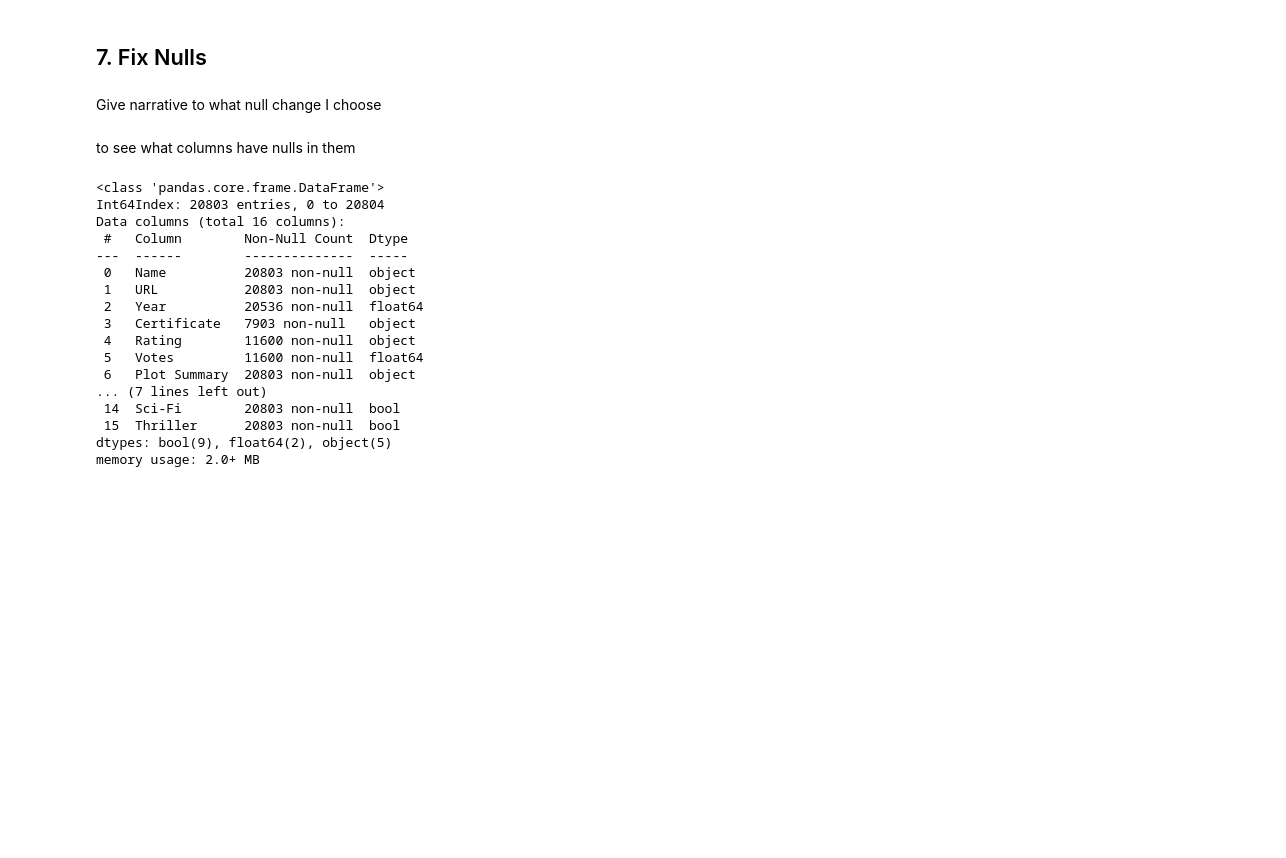
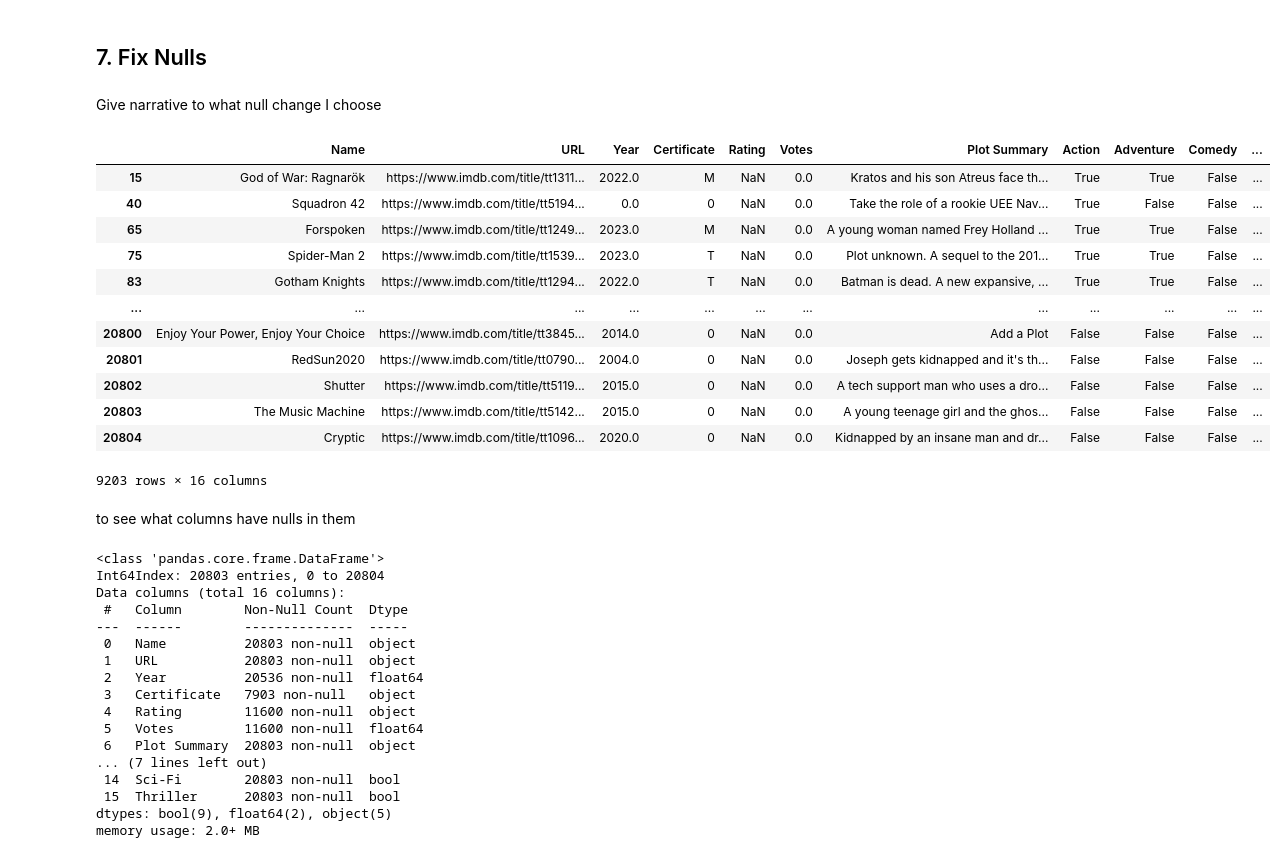
Before and after one commit to kayleeodom/cis277-fa22-Lab2, a Jupyter notebook: Lab2.ipynb, the cells around one changed output. Saved outputs shown, nothing was run; the diff lists cells and outputs as text; code cells hidden in the pictures; blank space fills up the shorter version.

```diff
--- a/Lab2.ipynb
+++ b/Lab2.ipynb
@@ -246,6 +250,23 @@ df
 ## 7. Fix Nulls
 # %% [markdown]
 Give narrative to what null change I choose
+# %%
+df[(df.Rating.isnull()) & (~df.Votes.isnull())]
+#df[(df.Rating.isnull()) & (df.Votes.notna())]
+# %% [output]
+|  | Name | URL | Year | Certificate | Rating | Votes | Plot Summary | Action | Adventure | Comedy | ... |
+| 15 | God of War: Ragnarök | https://www.imdb.com/title/tt1311... | 2022.0 | M | NaN | 0.0 | Kratos and his son Atreus face th... | True | True | False | ... |
+| 40 | Squadron 42 | https://www.imdb.com/title/tt5194... | 0.0 | 0 | NaN | 0.0 | Take the role of a rookie UEE Nav... | True | False | False | ... |
+| 65 | Forspoken | https://www.imdb.com/title/tt1249... | 2023.0 | M | NaN | 0.0 | A young woman named Frey Holland ... | True | True | False | ... |
+| 75 | Spider-Man 2 | https://www.imdb.com/title/tt1539... | 2023.0 | T | NaN | 0.0 | Plot unknown. A sequel to the 201... | True | True | False | ... |
+| 83 | Gotham Knights | https://www.imdb.com/title/tt1294... | 2022.0 | T | NaN | 0.0 | Batman is dead. A new expansive, ... | True | True | False | ... |
+| ... | ... | ... | ... | ... | ... | ... | ... | ... | ... | ... | ... |
+| 20800 | Enjoy Your Power, Enjoy Your Choice | https://www.imdb.com/title/tt3845... | 2014.0 | 0 | NaN | 0.0 | Add a Plot | False | False | False | ... |
+| 20801 | RedSun2020 | https://www.imdb.com/title/tt0790... | 2004.0 | 0 | NaN | 0.0 | Joseph gets kidnapped and it's th... | False | False | False | ... |
+| 20802 | Shutter | https://www.imdb.com/title/tt5119... | 2015.0 | 0 | NaN | 0.0 | A tech support man who uses a dro... | False | False | False | ... |
+| 20803 | The Music Machine | https://www.imdb.com/title/tt5142... | 2015.0 | 0 | NaN | 0.0 | A young teenage girl and the ghos... | False | False | False | ... |
+| 20804 | Cryptic | https://www.imdb.com/title/tt1096... | 2020.0 | 0 | NaN | 0.0 | Kidnapped by an insane man and dr... | False | False | False | ... |
+9203 rows × 16 columns
 # %% [markdown]
 to see what columns have nulls in them
 # %%
```
Also changed, not shown: parts of 12 cells of this notebook.
